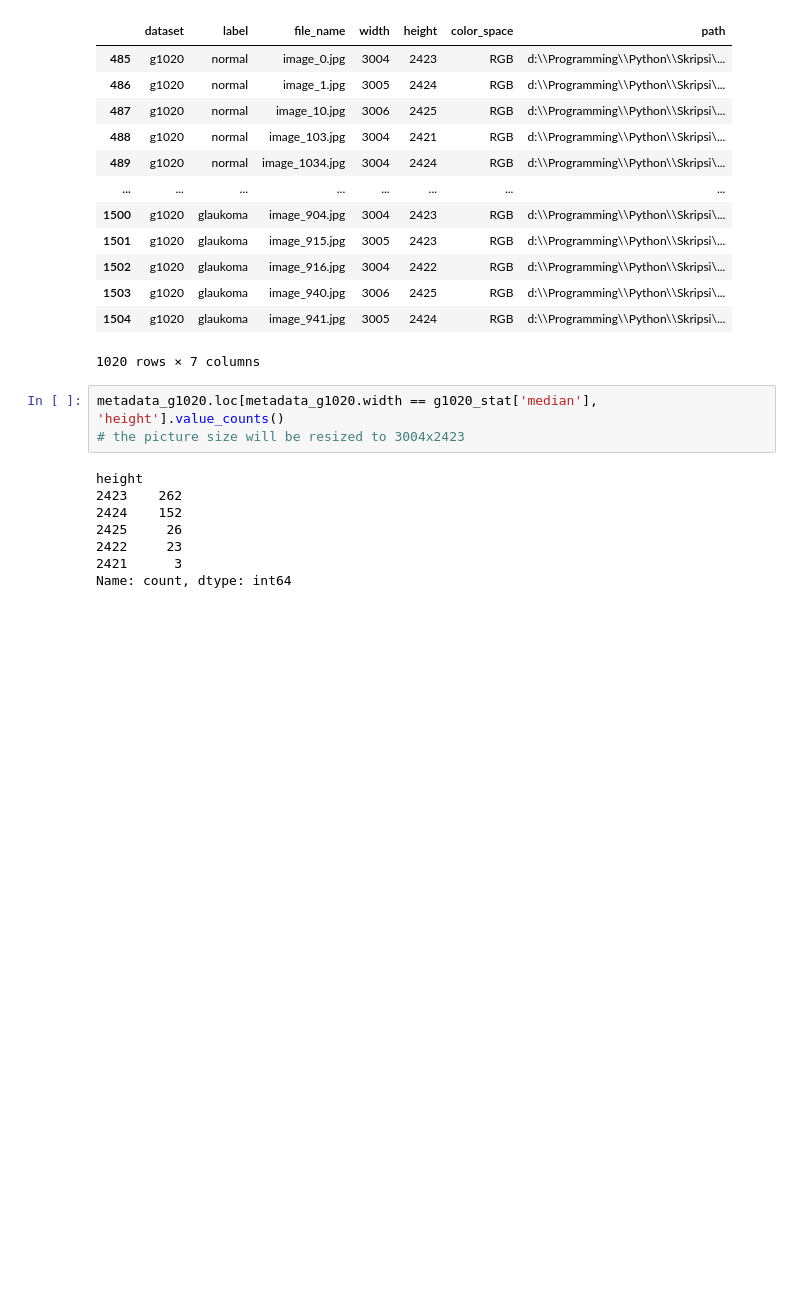
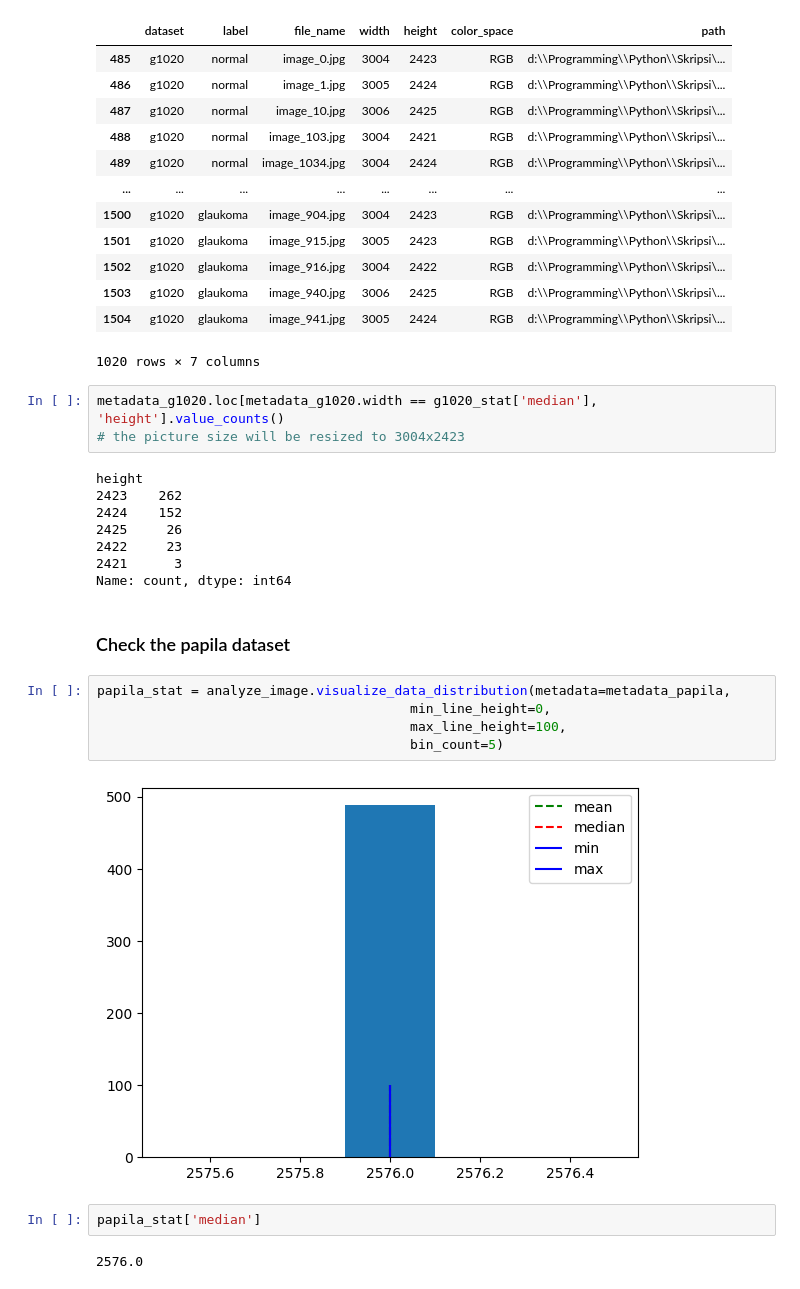
Before and after one commit to Bugi-Sulistiyo/Comparing-EfficientNet-and-MobileNet-on-Glaucoma-Detection, a Jupyter notebook: main/scripts/a. preparation/analyze_image_file.ipynb, the cells around one changed output. Saved outputs shown, nothing was run; the diff lists cells and outputs as text; blank space fills up the shorter version.

```diff
--- a/main/scripts/a. preparation/analyze_image_file.ipynb
+++ b/main/scripts/a. preparation/analyze_image_file.ipynb
@@ -129,5 +129,16 @@ height
 2422     23
 2421      3
 Name: count, dtype: int64
-# %% [markdown]
-###
+# %% [markdown]
+### Check the papila dataset
+# %%
+papila_stat = analyze_image.visualize_data_distribution(metadata=metadata_papila,
+                                        min_line_height=0,
+                                        max_line_height=100,
+                                        bin_count=5)
+# %% [output]
+[figure, added]
+# %%
+papila_stat['median']
+# %% [output]
+2576.0
```
Also changed, not shown: parts of 8 cells of this notebook.
